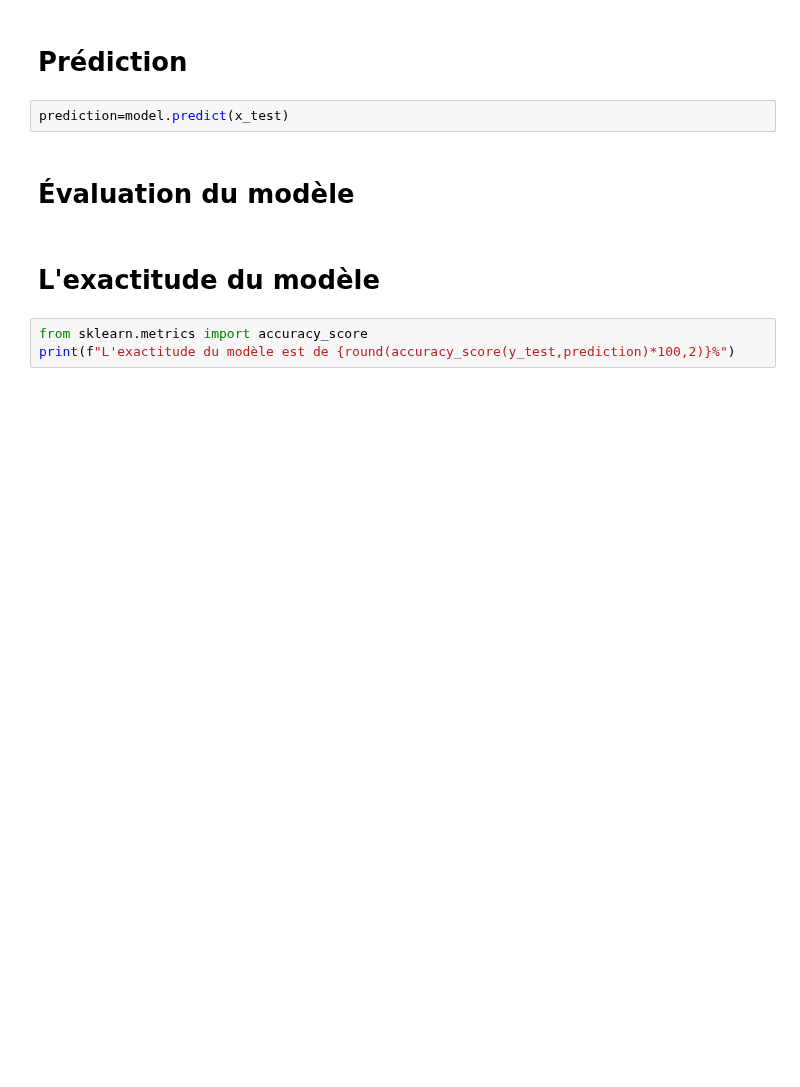
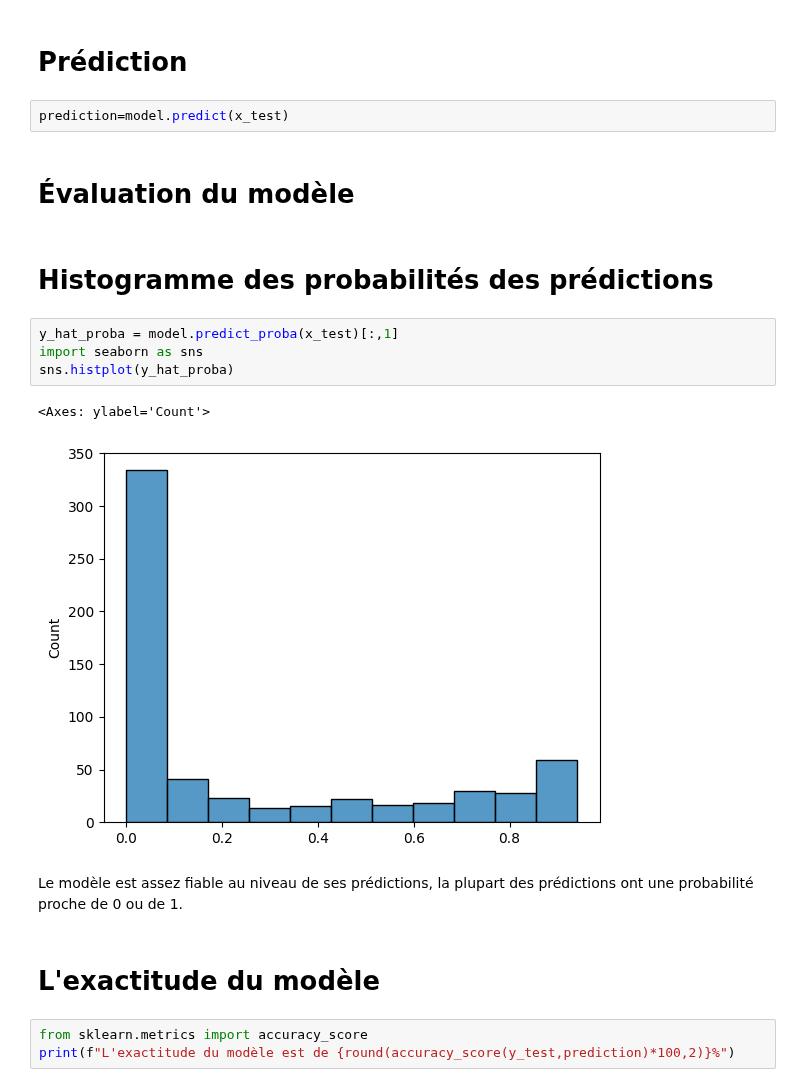
Before and after one commit to bigirimanainnocent12/Apprentissage_automatique, a Jupyter notebook: Regression_logistique.ipynb, the cells around one changed output. Saved outputs shown, nothing was run; the diff lists cells and outputs as text; blank space fills up the shorter version.

```diff
--- a/Regression_logistique.ipynb
+++ b/Regression_logistique.ipynb
@@ -175,6 +174,17 @@ LogisticRegression()
 prediction=model.predict(x_test)
 # %% [markdown]
 # **Évaluation du modèle**
+# %% [markdown]
+# **Histogramme des probabilités des prédictions**
+# %%
+y_hat_proba = model.predict_proba(x_test)[:,1]
+import seaborn as sns
+sns.histplot(y_hat_proba)
+# %% [output]
+<Axes: ylabel='Count'>
+[figure, added]
+# %% [markdown]
+Le modèle est assez fiable au niveau de ses prédictions, la plupart des prédictions ont une probabilité proche de 0 ou de 1.
 # %% [markdown]
 # **L'exactitude du modèle**
 # %%
```
Also changed, not shown: parts of 6 cells of this notebook.
